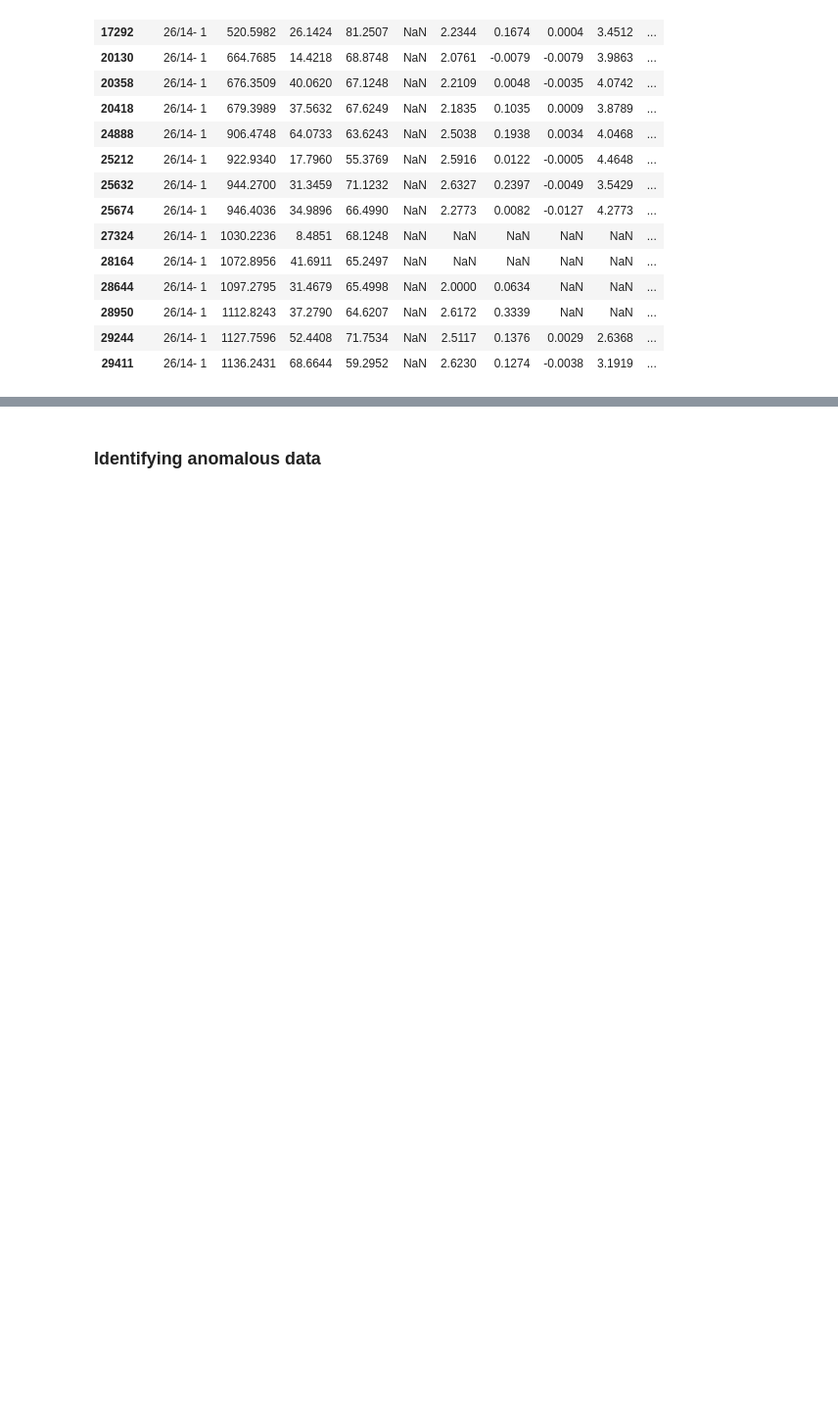
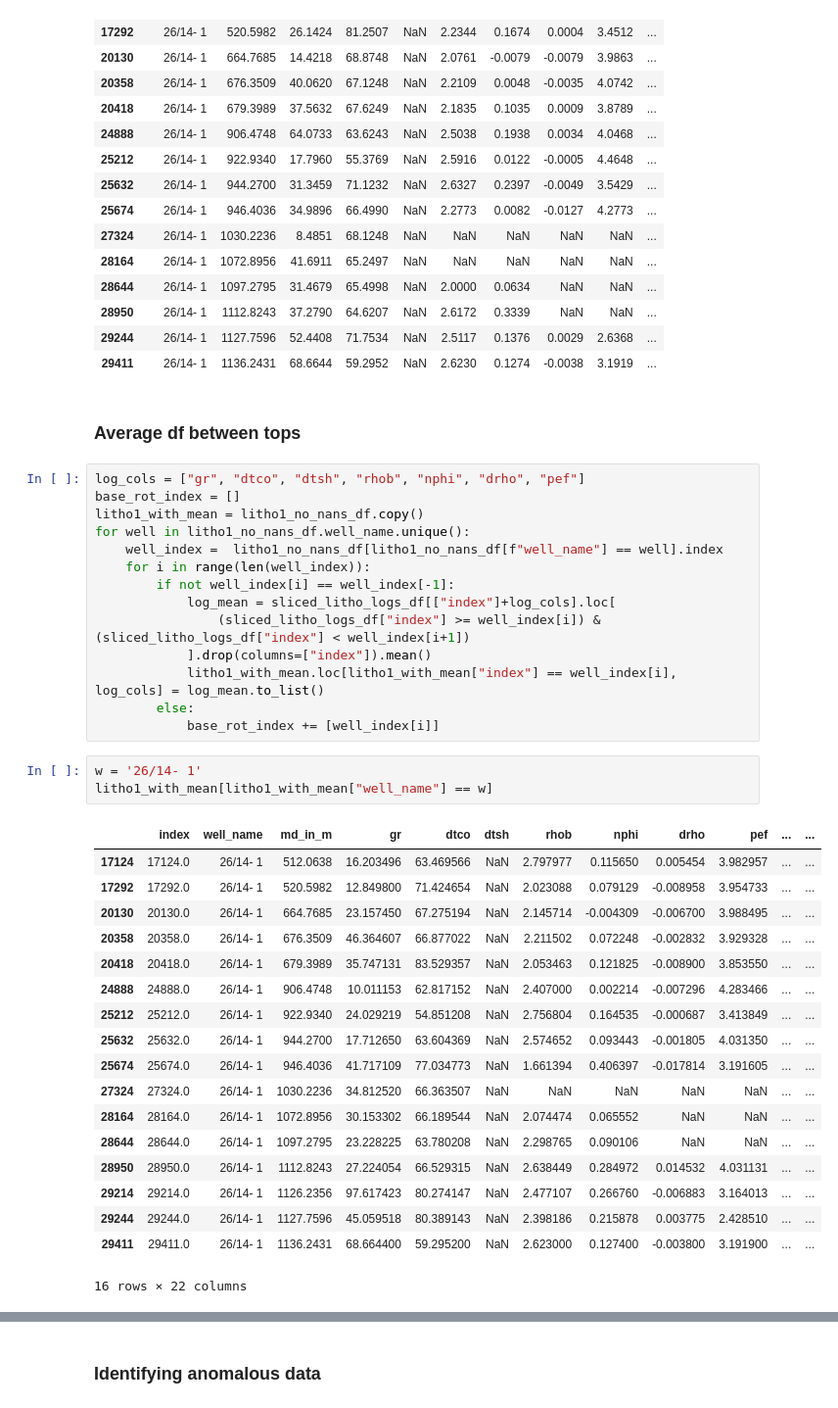
Before and after one commit to lsdR94/OpendTect_wells_to_PSQL, a Jupyter notebook: Data_Analysis.ipynb, the cells around one changed output, grey strips where cells are left out. Shown at 98% size. Saved outputs shown, nothing was run; the diff lists cells and outputs as text; blank space fills up the shorter version.

```diff
--- a/Data_Analysis.ipynb
+++ b/Data_Analysis.ipynb
@@ -427,3 +444,41 @@ litho1_no_nans_df[
 | 28950 | 26/14- 1 | 1112.8243 | 37.2790 | 64.6207 | NaN | 2.6172 | 0.3339 | NaN | NaN | ... |
 | 29244 | 26/14- 1 | 1127.7596 | 52.4408 | 71.7534 | NaN | 2.5117 | 0.1376 | 0.0029 | 2.6368 | ... |
 | 29411 | 26/14- 1 | 1136.2431 | 68.6644 | 59.2952 | NaN | 2.6230 | 0.1274 | -0.0038 | 3.1919 | ... |
+# %% [markdown]
+### Average df between tops
+# %%
+log_cols = ["gr", "dtco", "dtsh", "rhob", "nphi", "drho", "pef"]
+base_rot_index = []
+litho1_with_mean = litho1_no_nans_df.copy()
+for well in litho1_no_nans_df.well_name.unique():
+    well_index =  litho1_no_nans_df[litho1_no_nans_df[f"well_name"] == well].index
+    for i in range(len(well_index)):
+        if not well_index[i] == well_index[-1]:
+            log_mean = sliced_litho_logs_df[["index"]+log_cols].loc[
+                (sliced_litho_logs_df["index"] >= well_index[i]) & (sliced_litho_logs_df["index"] < well_index[i+1])
+            ].drop(columns=["index"]).mean()
+            litho1_with_mean.loc[litho1_with_mean["index"] == well_index[i], log_cols] = log_mean.to_list()
+        else:
+            base_rot_index += [well_index[i]]
+# %%
+w = '26/14- 1'
+litho1_with_mean[litho1_with_mean["well_name"] == w]
+# %% [output]
+|  | index | well_name | md_in_m | gr | dtco | dtsh | rhob | nphi | drho | pef | ... | ... |
+| 17124 | 17124.0 | 26/14- 1 | 512.0638 | 16.203496 | 63.469566 | NaN | 2.797977 | 0.115650 | 0.005454 | 3.982957 | ... | ... |
+| 17292 | 17292.0 | 26/14- 1 | 520.5982 | 12.849800 | 71.424654 | NaN | 2.023088 | 0.079129 | -0.008958 | 3.954733 | ... | ... |
+| 20130 | 20130.0 | 26/14- 1 | 664.7685 | 23.157450 | 67.275194 | NaN | 2.145714 | -0.004309 | -0.006700 | 3.988495 | ... | ... |
+| 20358 | 20358.0 | 26/14- 1 | 676.3509 | 46.364607 | 66.877022 | NaN | 2.211502 | 0.072248 | -0.002832 | 3.929328 | ... | ... |
+| 20418 | 20418.0 | 26/14- 1 | 679.3989 | 35.747131 | 83.529357 | NaN | 2.053463 | 0.121825 | -0.008900 | 3.853550 | ... | ... |
+| 24888 | 24888.0 | 26/14- 1 | 906.4748 | 10.011153 | 62.817152 | NaN | 2.407000 | 0.002214 | -0.007296 | 4.283466 | ... | ... |
+| 25212 | 25212.0 | 26/14- 1 | 922.9340 | 24.029219 | 54.851208 | NaN | 2.756804 | 0.164535 | -0.000687 | 3.413849 | ... | ... |
+| 25632 | 25632.0 | 26/14- 1 | 944.2700 | 17.712650 | 63.604369 | NaN | 2.574652 | 0.093443 | -0.001805 | 4.031350 | ... | ... |
+| 25674 | 25674.0 | 26/14- 1 | 946.4036 | 41.717109 | 77.034773 | NaN | 1.661394 | 0.406397 | -0.017814 | 3.191605 | ... | ... |
+| 27324 | 27324.0 | 26/14- 1 | 1030.2236 | 34.812520 | 66.363507 | NaN | NaN | NaN | NaN | NaN | ... | ... |
+| 28164 | 28164.0 | 26/14- 1 | 1072.8956 | 30.153302 | 66.189544 | NaN | 2.074474 | 0.065552 | NaN | NaN | ... | ... |
+| 28644 | 28644.0 | 26/14- 1 | 1097.2795 | 23.228225 | 63.780208 | NaN | 2.298765 | 0.090106 | NaN | NaN | ... | ... |
+| 28950 | 28950.0 | 26/14- 1 | 1112.8243 | 27.224054 | 66.529315 | NaN | 2.638449 | 0.284972 | 0.014532 | 4.031131 | ... | ... |
+| 29214 | 29214.0 | 26/14- 1 | 1126.2356 | 97.617423 | 80.274147 | NaN | 2.477107 | 0.266760 | -0.006883 | 3.164013 | ... | ... |
+| 29244 | 29244.0 | 26/14- 1 | 1127.7596 | 45.059518 | 80.389143 | NaN | 2.398186 | 0.215878 | 0.003775 | 2.428510 | ... | ... |
+| 29411 | 29411.0 | 26/14- 1 | 1136.2431 | 68.664400 | 59.295200 | NaN | 2.623000 | 0.127400 | -0.003800 | 3.191900 | ... | ... |
+16 rows × 22 columns
```
Also changed, not shown: parts of 15 cells of this notebook.
